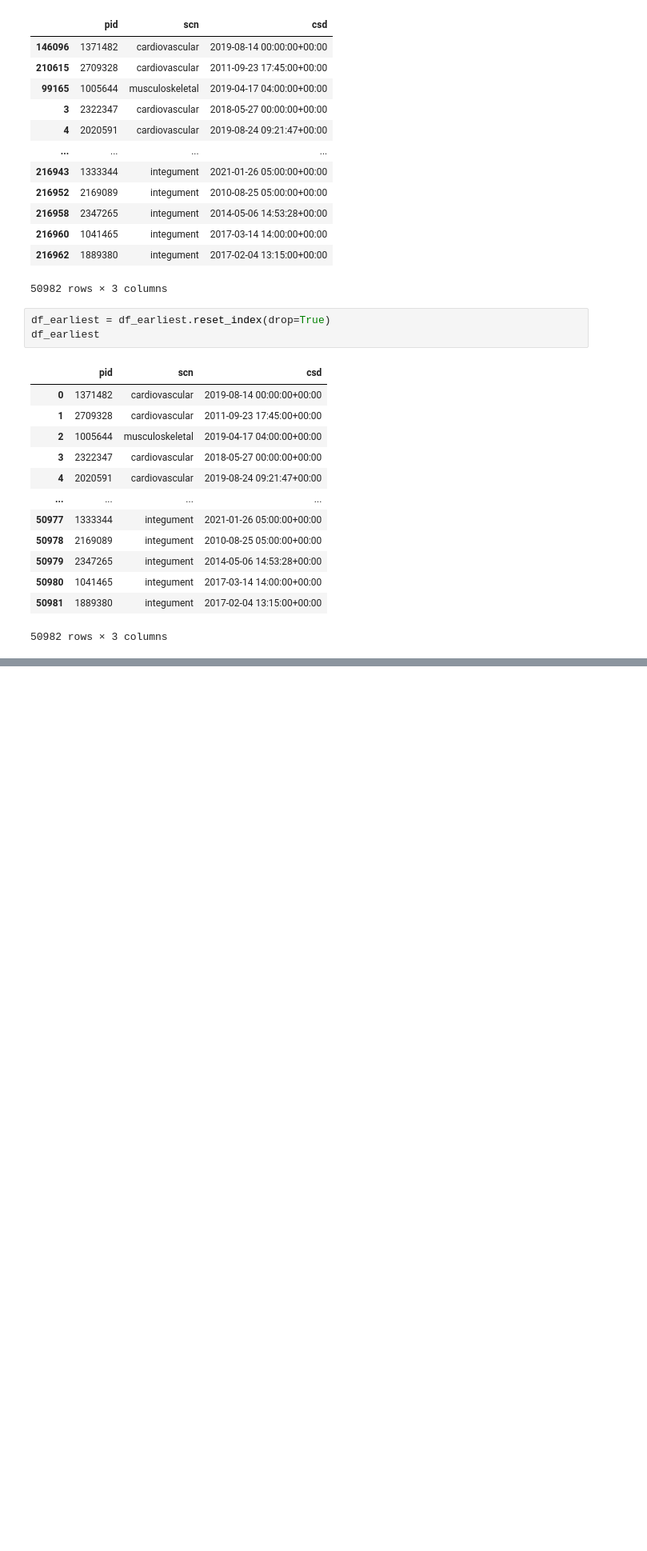
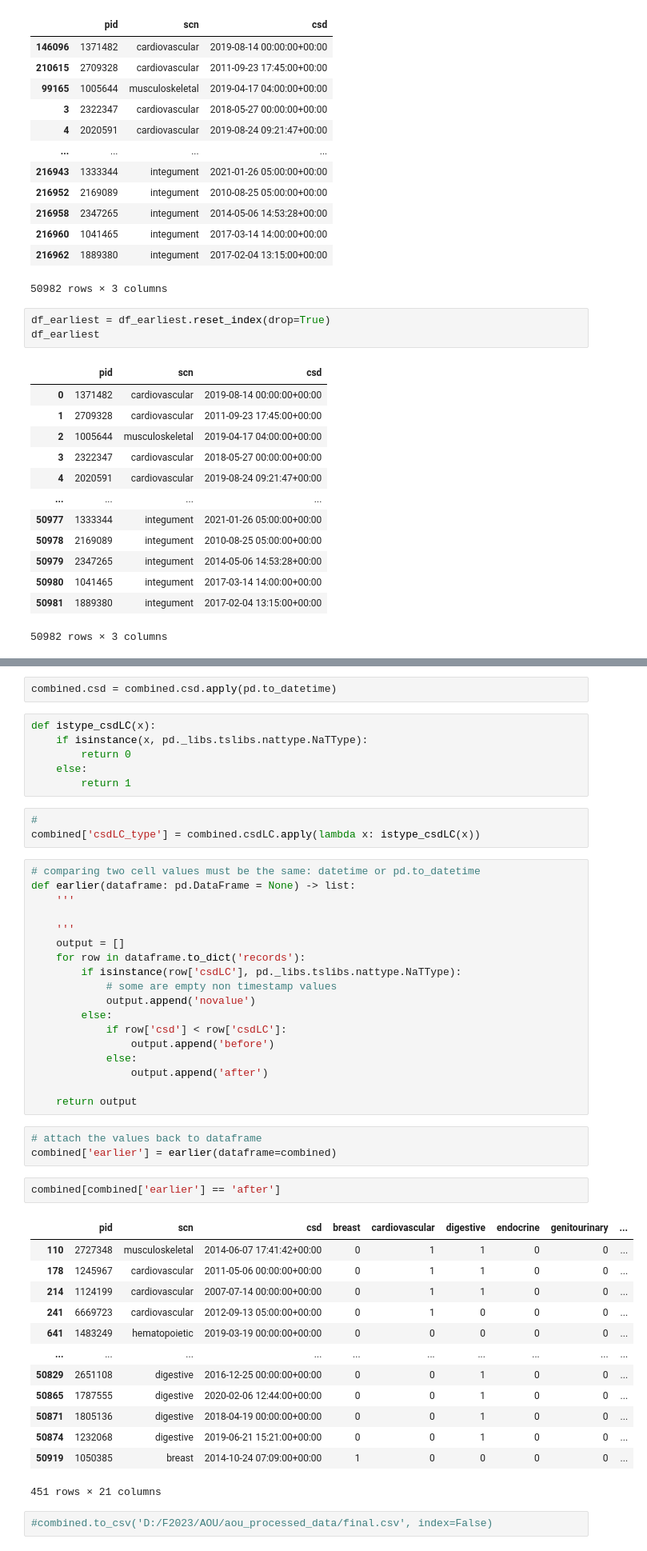
Before and after one commit to bb-github74/Family, a Jupyter notebook: src/py_src/allofus_cleaning2.ipynb, the cells around one changed output, grey strips where cells are left out. Shown: that part at 80% size. Cells and saved outputs as stored; diff of their text form; blank space fills up the shorter version.

```diff
--- a/src/py_src/allofus_cleaning2.ipynb
+++ b/src/py_src/allofus_cleaning2.ipynb
@@ -691,0 +411,50 @@ Name: count, dtype: int64
+# %%
+combined.csd = combined.csd.apply(pd.to_datetime)
+# %%
+def istype_csdLC(x):
+    if isinstance(x, pd._libs.tslibs.nattype.NaTType):
+        return 0
+    else:
+        return 1
+# %%
+#
+combined['csdLC_type'] = combined.csdLC.apply(lambda x: istype_csdLC(x))
+# %%
+# comparing two cell values must be the same: datetime or pd.to_datetime
+def earlier(dataframe: pd.DataFrame = None) -> list:
+    '''
+
+    '''
+    output = []
+    for row in dataframe.to_dict('records'):
+        if isinstance(row['csdLC'], pd._libs.tslibs.nattype.NaTType):
+            # some are empty non timestamp values
+            output.append('novalue')
+        else:
+            if row['csd'] < row['csdLC']:
+                output.append('before')
+            else:
+                output.append('after')
+
+    return output
+# %%
+# attach the values back to dataframe
+combined['earlier'] = earlier(dataframe=combined)
+# %%
+combined[combined['earlier'] == 'after']
+# %% [output]
+|  | pid | scn | csd | breast | cardiovascular | digestive | endocrine | genitourinary | ... |
+| 110 | 2727348 | musculoskeletal | 2014-06-07 17:41:42+00:00 | 0 | 1 | 1 | 0 | 0 | ... |
+| 178 | 1245967 | cardiovascular | 2011-05-06 00:00:00+00:00 | 0 | 1 | 1 | 0 | 0 | ... |
+| 214 | 1124199 | cardiovascular | 2007-07-14 00:00:00+00:00 | 0 | 1 | 1 | 0 | 0 | ... |
+| 241 | 6669723 | cardiovascular | 2012-09-13 05:00:00+00:00 | 0 | 1 | 0 | 0 | 0 | ... |
+| 641 | 1483249 | hematopoietic | 2019-03-19 00:00:00+00:00 | 0 | 0 | 0 | 0 | 0 | ... |
+| ... | ... | ... | ... | ... | ... | ... | ... | ... | ... |
+| 50829 | 2651108 | digestive | 2016-12-25 00:00:00+00:00 | 0 | 0 | 1 | 0 | 0 | ... |
+| 50865 | 1787555 | digestive | 2020-02-06 12:44:00+00:00 | 0 | 0 | 1 | 0 | 0 | ... |
+| 50871 | 1805136 | digestive | 2018-04-19 00:00:00+00:00 | 0 | 0 | 1 | 0 | 0 | ... |
+| 50874 | 1232068 | digestive | 2019-06-21 15:21:00+00:00 | 0 | 0 | 1 | 0 | 0 | ... |
+| 50919 | 1050385 | breast | 2014-10-24 07:09:00+00:00 | 1 | 0 | 0 | 0 | 0 | ... |
+451 rows × 21 columns
+# %%
+#combined.to_csv('D:/F2023/AOU/aou_processed_data/final.csv', index=False)
```
Also changed, not shown: parts of 58 cells of this notebook.
